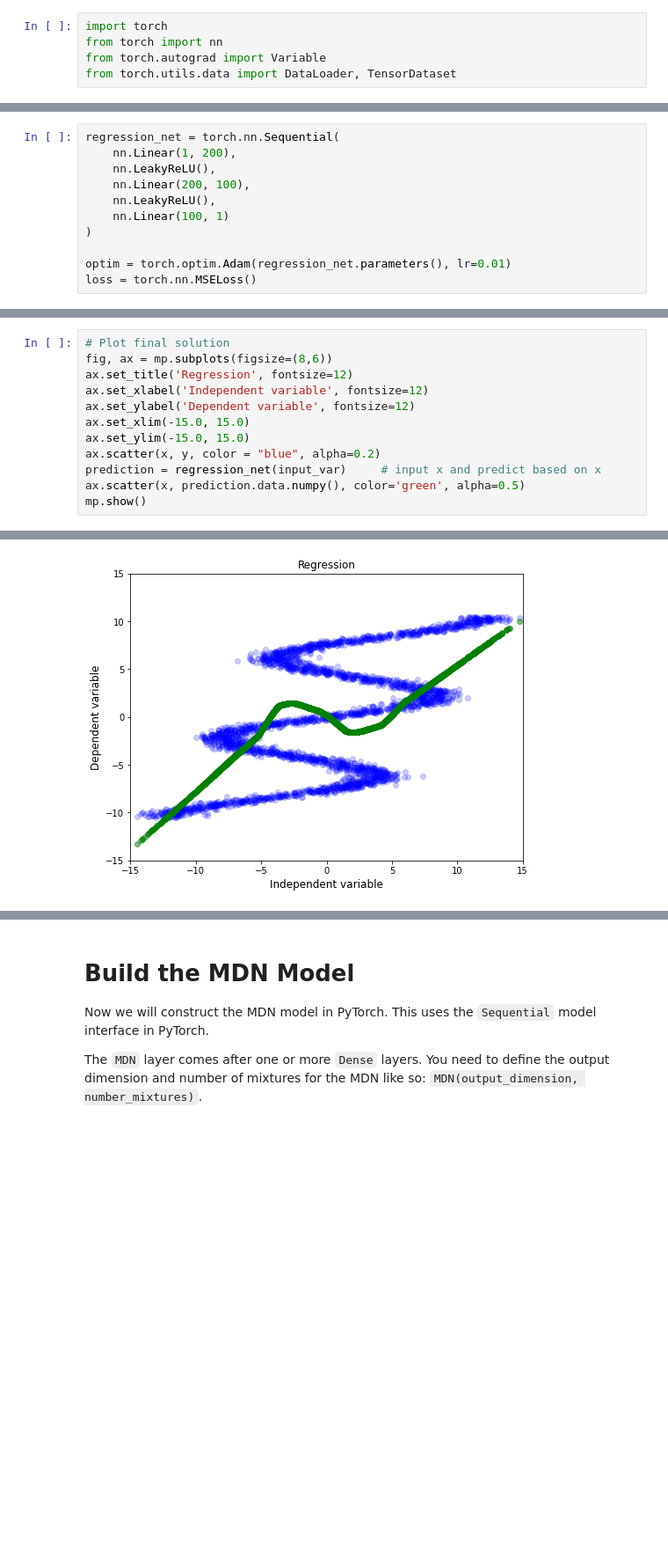
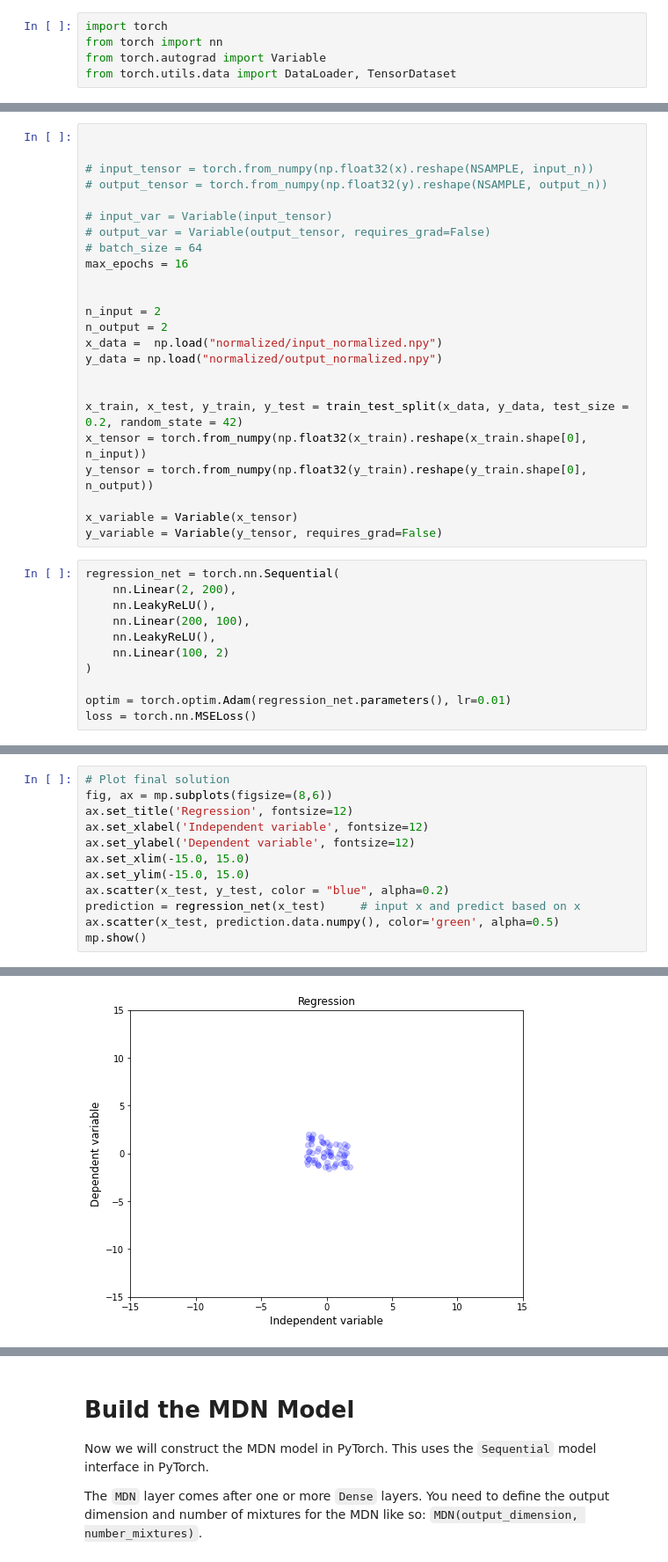
Before and after one commit to JackRio/mdn_hri, a Jupyter notebook: part2/HRI_Tutorial_impr.ipynb, the cells around one changed output, grey strips where cells are left out. Shown at 88% size. Cells and saved outputs as stored; diff of their text form; blank space fills up the shorter version.

```diff
--- a/part2/HRI_Tutorial_impr.ipynb
+++ b/part2/HRI_Tutorial_impr.ipynb
@@ -181,10 +163,34 @@ loader = DataLoader(
+# %%
+
+
+# input_tensor = torch.from_numpy(np.float32(x).reshape(NSAMPLE, input_n))
+# output_tensor = torch.from_numpy(np.float32(y).reshape(NSAMPLE, output_n))
+
+# input_var = Variable(input_tensor)
+# output_var = Variable(output_tensor, requires_grad=False)
+# batch_size = 64
+max_epochs = 16
+
+
+n_input = 2
+n_output = 2
+x_data =  np.load("normalized/input_normalized.npy")
+y_data = np.load("normalized/output_normalized.npy")
+
+
+x_train, x_test, y_train, y_test = train_test_split(x_data, y_data, test_size = 0.2, random_state = 42)
+x_tensor = torch.from_numpy(np.float32(x_train).reshape(x_train.shape[0], n_input))
+y_tensor = torch.from_numpy(np.float32(y_train).reshape(y_train.shape[0], n_output))
+
+x_variable = Variable(x_tensor)
+y_variable = Variable(y_tensor, requires_grad=False)
 # %%
 regression_net = torch.nn.Sequential(
-    nn.Linear(1, 200),
+    nn.Linear(2, 200),
     nn.LeakyReLU(),
     nn.Linear(200, 100),
     nn.LeakyReLU(),
-    nn.Linear(100, 1)
+    nn.Linear(100, 2)
 )
 
 optim = torch.optim.Adam(regression_net.parameters(), lr=0.01)
@@ -234,8 +236,8 @@ ax.set_xlabel('Independent variable', fontsize=12)
 ax.set_ylabel('Dependent variable', fontsize=12)
 ax.set_xlim(-15.0, 15.0)
 ax.set_ylim(-15.0, 15.0)
-ax.scatter(x, y, color = "blue", alpha=0.2)
-prediction = regression_net(input_var)     # input x and predict based on x
-ax.scatter(x, prediction.data.numpy(), color='green', alpha=0.5)
+ax.scatter(x_test, y_test, color = "blue", alpha=0.2)
+prediction = regression_net(x_test)     # input x and predict based on x
+ax.scatter(x_test, prediction.data.numpy(), color='green', alpha=0.5)
 mp.show()
 # %% [output]
@@ -242,4 +245,4 @@ mp.show()
-[figure, old version]
+[figure, new version]
 # %%
 # Example of loss plot
 from IPython.display import Image
```
Also changed, not shown: parts of 12 cells of this notebook, 10 other files.
